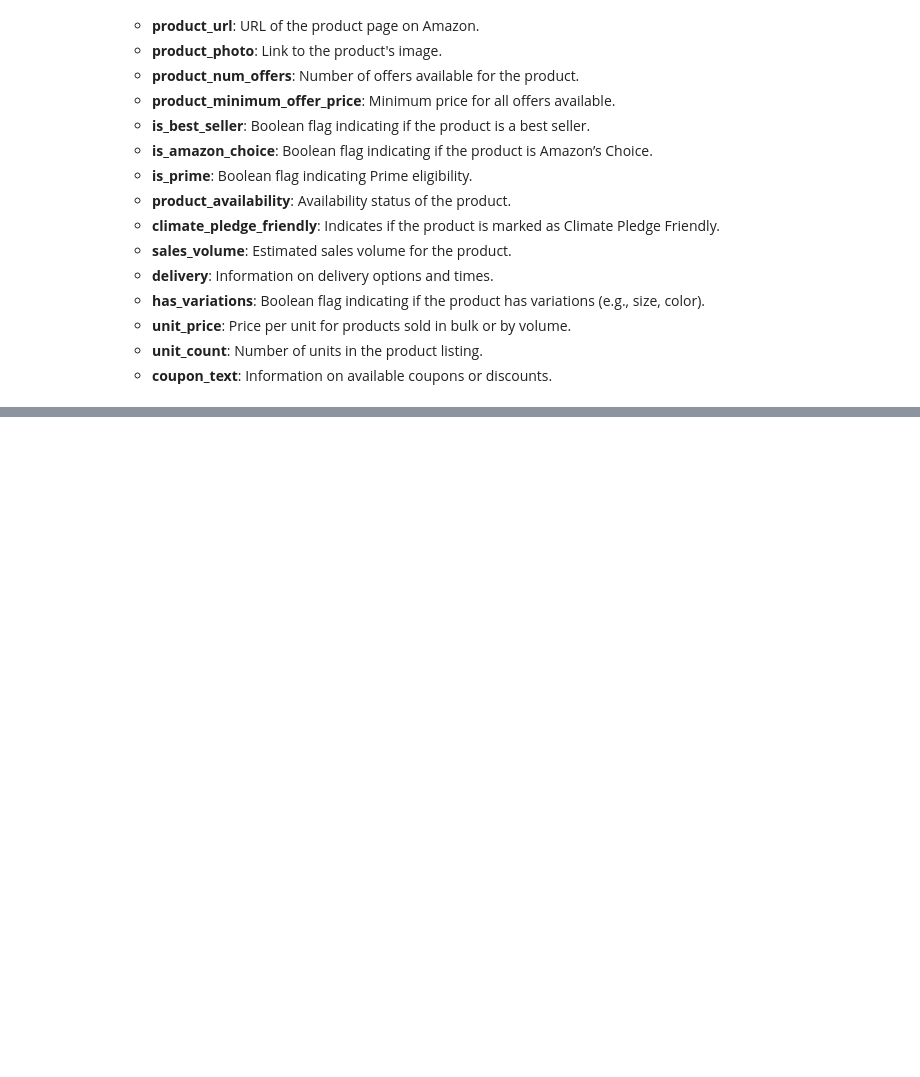
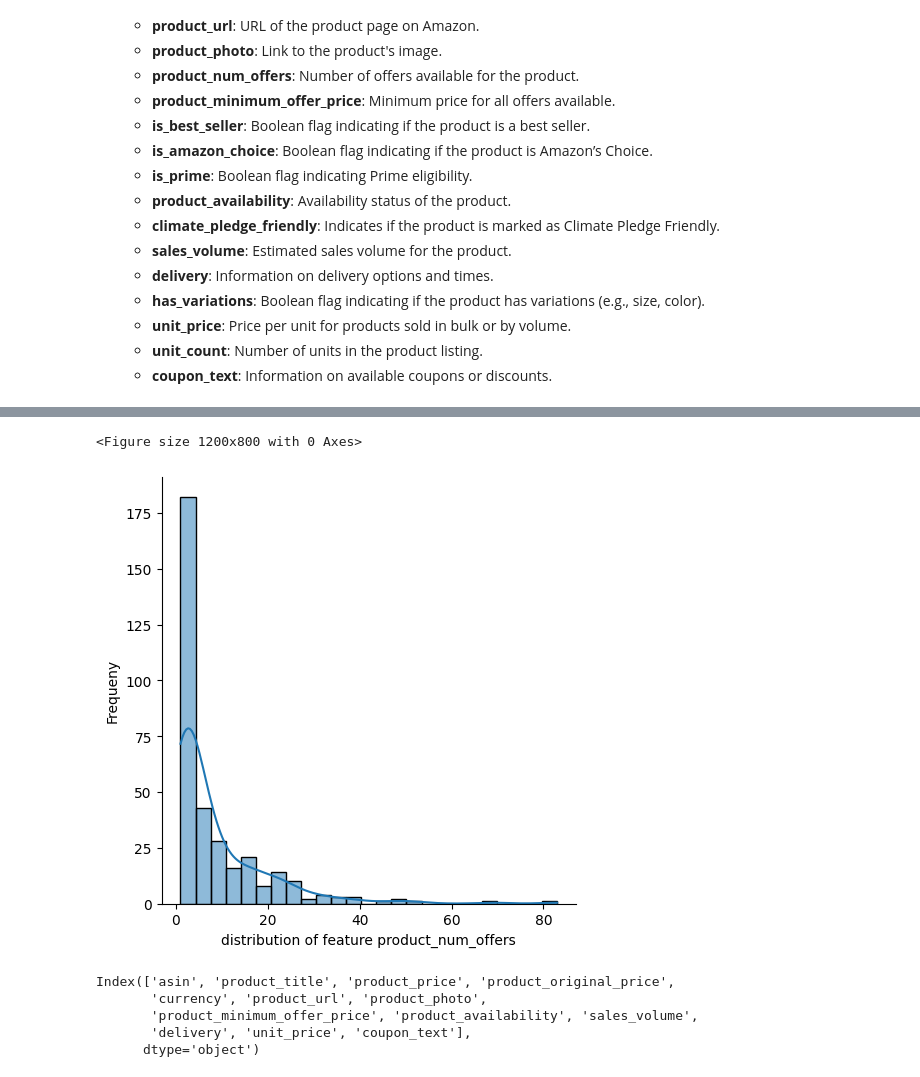
Before and after one commit to ankitgaur0/Amazon-Data-Machine-Learning, a Jupyter notebook: analysis/EDA.ipynb, the cells around one changed output, grey strips where cells are left out. Saved outputs shown, nothing was run; the diff lists cells and outputs as text; code cells hidden in the pictures; blank space fills up the shorter version.

```diff
--- a/analysis/EDA.ipynb
+++ b/analysis/EDA.ipynb
@@ -289,0 +358,15 @@ Name: delivery, Length: 92, dtype: int64
+# %%
+uni_variate.execute_strategy(df,"product_num_offers")
+# %% [output]
+<Figure size 1200x800 with 0 Axes>
+[figure, added]
+# %%
+# Categorical Univariate Analysis
+categorical_colums=df.select_dtypes(include="object").columns
+categorical_colums
+# %% [output]
+Index(['asin', 'product_title', 'product_price', 'product_original_price',
+       'currency', 'product_url', 'product_photo',
+       'product_minimum_offer_price', 'product_availability', 'sales_volume',
+       'delivery', 'unit_price', 'coupon_text'],
+      dtype='object')
```
Also changed, not shown: parts of 23 cells of this notebook.
